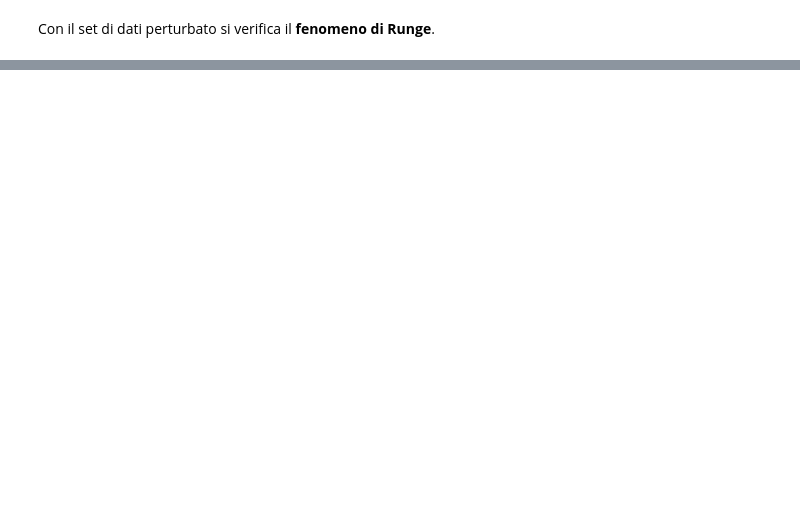
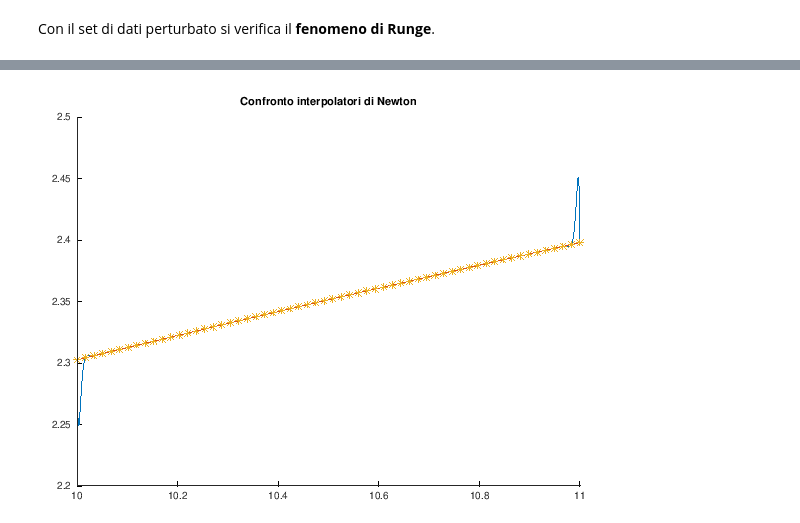
Before and after one commit to rbattistini/numerical-methods, a Jupyter notebook: part_9.ipynb, the cells around one changed output, grey strips where cells are left out. Drawn from its saved outputs; the diff is of its cells as text; code cells hidden in the pictures; blank space fills up the shorter version.

```diff
--- a/part_9.ipynb
+++ b/part_9.ipynb
@@ -406,0 +405,16 @@ error: called from
+# %%
+xx = linspace(10, 11, 1000);
+f = log(xx);
+
+x = linspace(10,11,60);
+y = log(x);
+yy = interpPolNewton(x, y, xx);
+
+figure
+plot( xx, yy,...
+      xx, log(xx), ...
+      x,y, "*")
+title("Confronto interpolatori di Newton");
+box off
+# %% [output]
+[figure, added]
```
Also changed, not shown: parts of 18 cells of this notebook, 5 other files.
